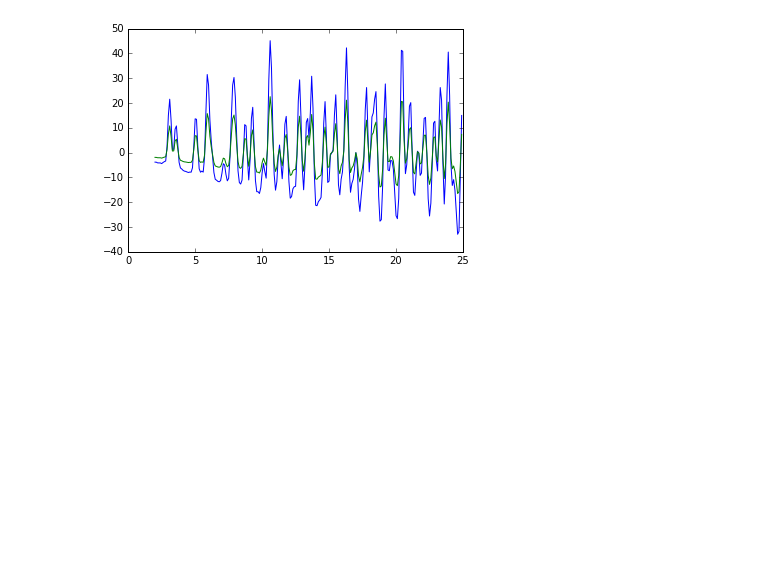
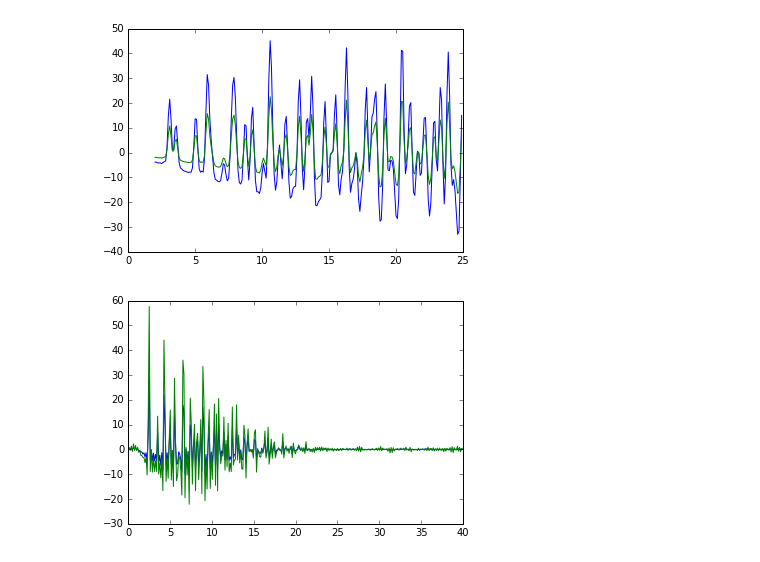
Before and after one commit to CJ-Wright/pyIID, a Jupyter notebook: examples/pdf.ipynb, the cells around one changed output. Drawn from its saved outputs; the diff is of its cells as text; code cells hidden in the pictures; blank space fills up the shorter version.

Commit message:
DOC: add noise generation

```diff
--- a/examples/pdf.ipynb
+++ b/examples/pdf.ipynb
@@ -58,3 +58,11 @@ plt.plot(q, fq)
 plt.show()
 # %% [output]
 [figure]
+# %%
+# and noisy pdfs
+npdf = scat.get_pdf(atoms, noise=1)
+plt.plot(r, pdf)
+plt.plot(r, npdf)
+plt.show()
+# %% [output]
+[figure, added]
```
Also changed, not shown: parts of 1 cell of this notebook.
